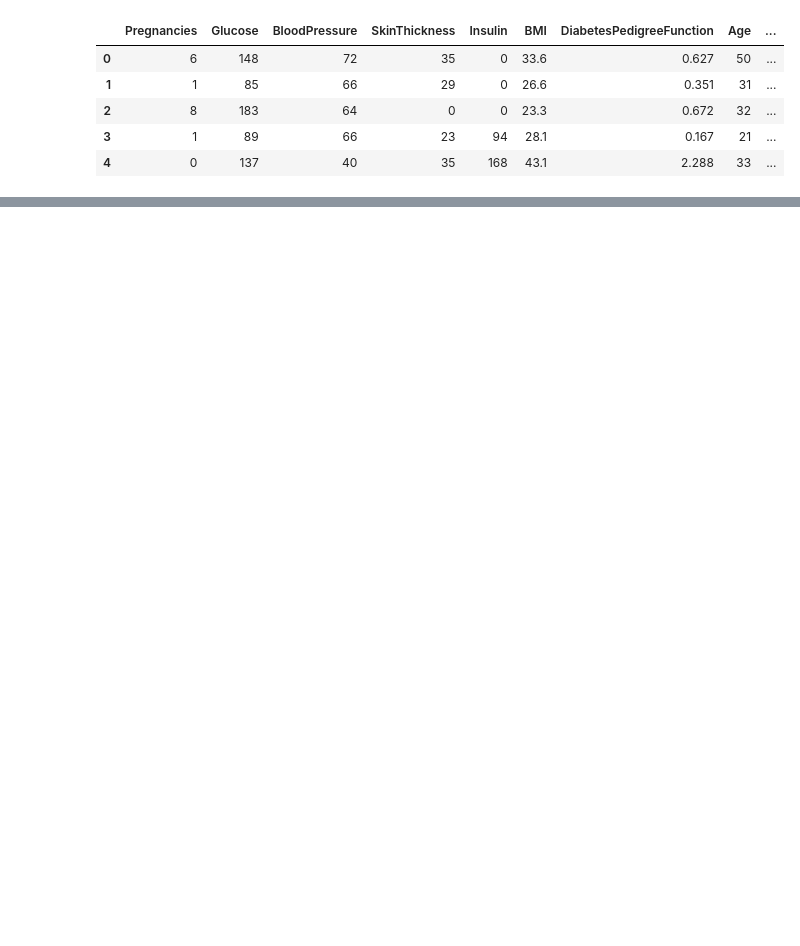
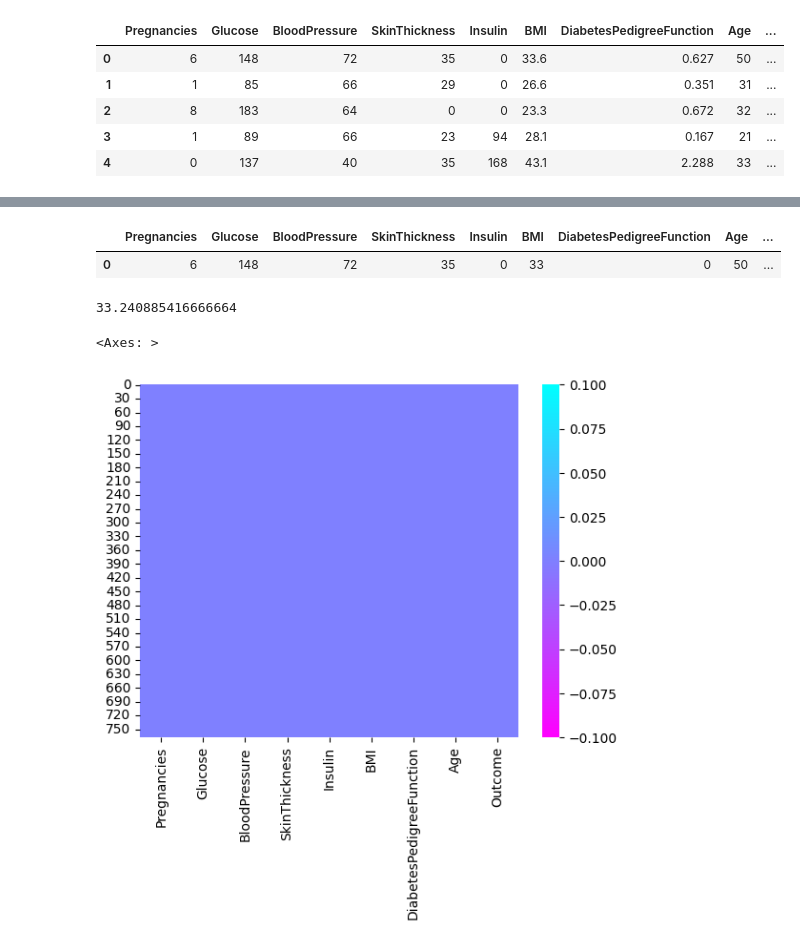
Before and after one commit to ksingh9398/AI_CLASS, a Jupyter notebook: Diabetes_Case_Study.ipynb, the cells around one changed output, grey strips where cells are left out. Drawn from its saved outputs; the diff is of its cells as text; code cells hidden in the pictures; blank space fills up the shorter version.

```diff
--- a/Diabetes_Case_Study.ipynb
+++ b/Diabetes_Case_Study.ipynb
@@ -302,0 +153,5 @@ weighted avg       0.78      0.78      0.78       231
+# %%
+# change data type float to int
+df['BMI']=df['BMI'].astype('int')
+# %%
+df['DiabetesPedigreeFunction']=df['DiabetesPedigreeFunction'].astype('int')
@@ -302,0 +254,14 @@ weighted avg       0.78      0.78      0.78       231
+# %%
+df.head(1)
+# %% [output]
+|  | Pregnancies | Glucose | BloodPressure | SkinThickness | Insulin | BMI | DiabetesPedigreeFunction | Age | ... |
+| 0 | 6 | 148 | 72 | 35 | 0 | 33 | 0 | 50 | ... |
+# %%
+np.mean(df['Age'])
+# %% [output]
+33.240885416666664
+# %%
+sns.heatmap(df.isnull(),cmap='cool_r')
+# %% [output]
+<Axes: >
+[figure, added]
```
Also changed, not shown: parts of 61 cells of this notebook.
